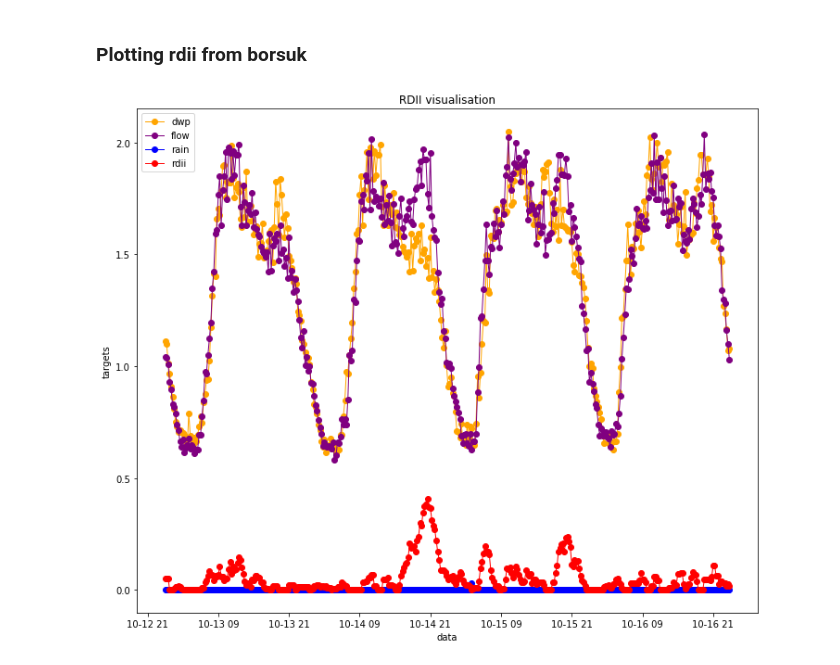
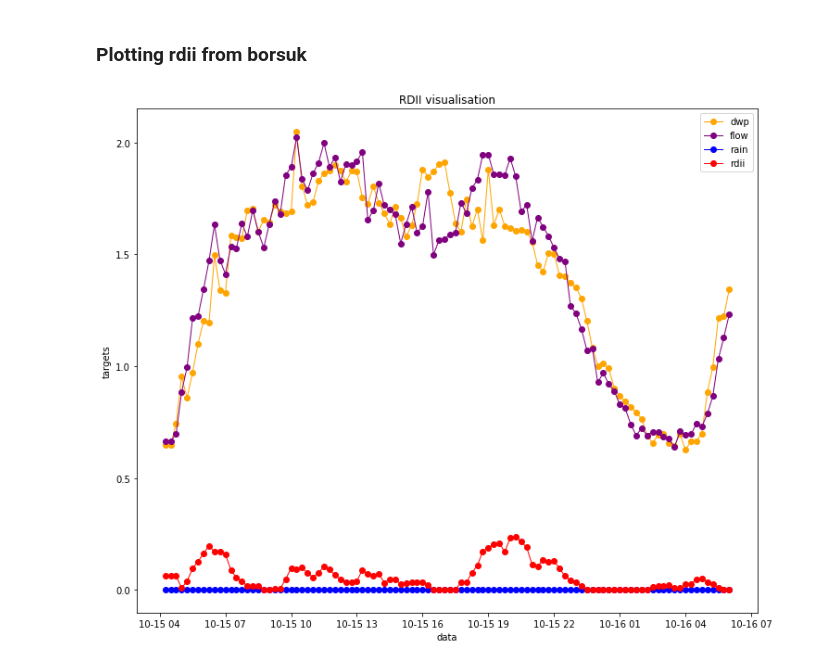
Before and after one commit to klangner/borsuk, a Jupyter notebook: examples/rdii-visualisation.ipynb, the cells around one changed output. Cells and saved outputs as stored; diff of their text form; code cells hidden in the pictures.

```diff
--- a/examples/rdii-visualisation.ipynb
+++ b/examples/rdii-visualisation.ipynb
@@ -230,6 +187,6 @@ print(st_date, en_date)
 # %%
-dt = datetime.datetime(2012, 10, 13)
-end = datetime.datetime(2012, 10, 17, 0)
+dt = datetime.datetime(2012, 10, 15,4,15)
+end = datetime.datetime(2012, 10, 16, 6,15)
 step = datetime.timedelta(seconds=900)
 
 result = []
@@ -238,10 +195,10 @@ while dt < end:
     result.append(dt.strftime('%Y-%m-%d %H:%M:%S'))
     dt += step
 # %%
-result = pd.DataFrame(result)
-dwp = pd.DataFrame(dwp)
-flow = pd.DataFrame(flow)
-rain = pd.DataFrame(rain)
-rdii_v = pd.DataFrame(rdii_v)
+b_time = pd.DataFrame(result)
+b_dwp = pd.DataFrame(dwp)
+b_flow = pd.DataFrame(flow)
+b_rain = pd.DataFrame(rain)
+b_rdii = pd.DataFrame(rdii_v)
 # %%
-result = pd.to_datetime(result[0])
+b_time[0] = pd.to_datetime(b_time[0])
@@ -266,7 +205,7 @@ Name: 0, dtype: datetime64[ns]
 # %% [markdown]
 ### Rolling window on borsuk dwp
 # %%
-rdii_roll = rdii_v.rolling(4).mean()
+rdii_roll = b_rdii.rolling(4).mean()
 rdii_roll = rdii_roll.fillna(rdii_roll.mean())
 # %% [markdown]
 # Comparing results with rdii from flowworks.http
@@ -311,15 +270,15 @@ plt.show()
 ### Plotting rdii from borsuk
 # %%
 plt.figure(figsize=(12, 10))
-plt.plot(result, dwp, color="orange",marker="o",label="dwp", linewidth=1)
-plt.plot(result, flow, c='purple',marker="o", label="flow",linewidth=1)
-plt.plot(result, rain, c='blue',marker="o", label="rain",linewidth=1)
-plt.plot(result, rdii_roll, c='red',marker="o", label="rdii",linewidth=1)
+plt.plot(b_time, b_dwp, color="orange",marker="o",label="dwp", linewidth=1)
+plt.plot(b_time, b_flow, c='purple',marker="o", label="flow",linewidth=1)
+plt.plot(b_time, b_rain, c='blue',marker="o", label="rain",linewidth=1)
+plt.plot(b_time, rdii_roll, c='red',marker="o", label="rdii",linewidth=1)
 
 plt.xlabel("data")
 plt.ylabel("targets")
 plt.title("RDII visualisation")
 plt.legend()
 plt.show()
 # %% [output]
-[figure, old version]
+[figure, new version]
```
Also changed, not shown: parts of 28 cells of this notebook.
